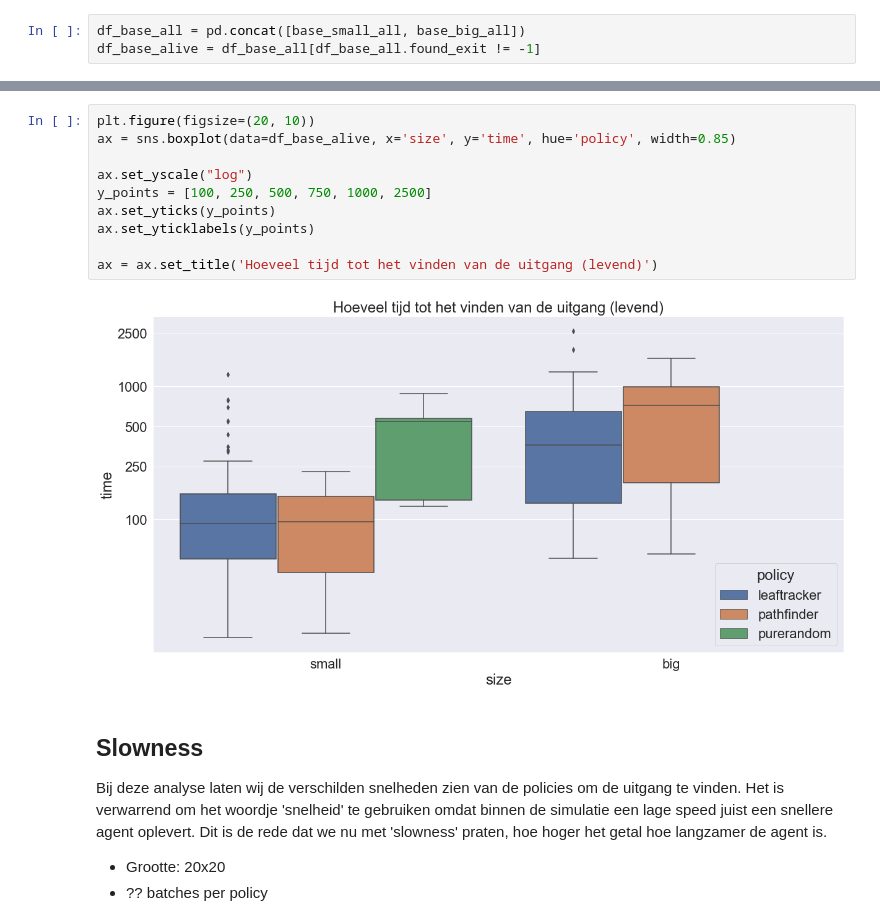
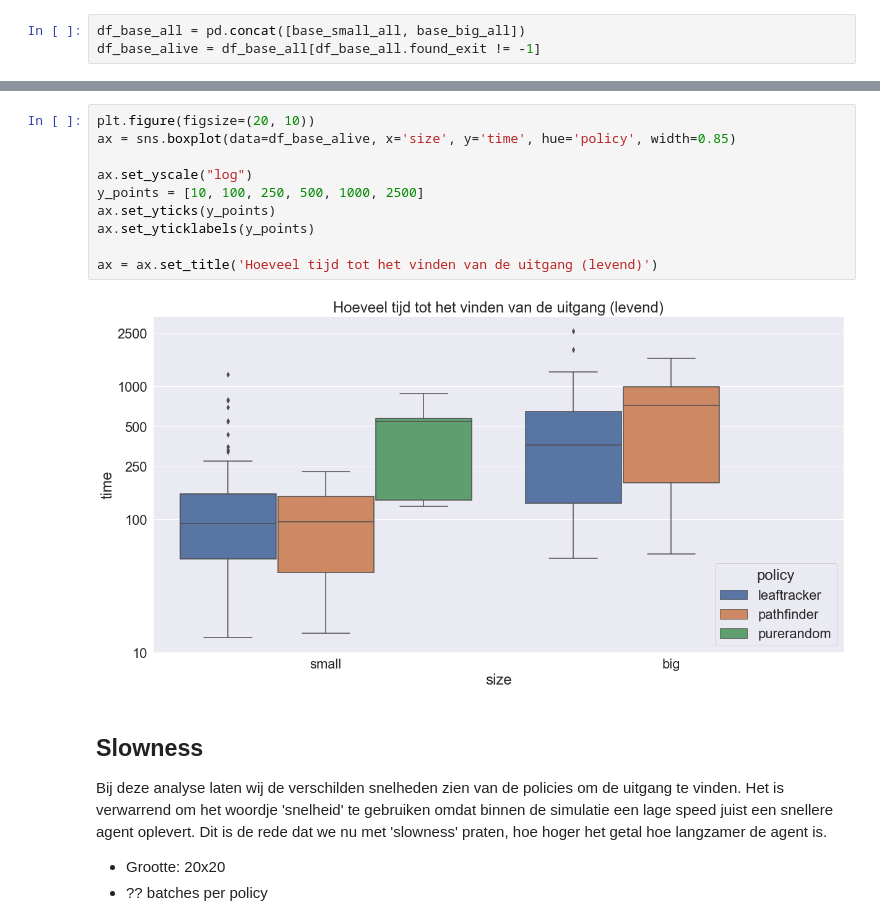
Before and after one commit to MariaDukmak/MazeRunner, a Jupyter notebook: analysis/Data analyse.ipynb, the cells around one changed output, grey strips where cells are left out. Drawn from its saved outputs; the diff is of its cells as text.

```diff
--- a/analysis/Data analyse.ipynb
+++ b/analysis/Data analyse.ipynb
@@ -111,15 +111,15 @@ ax = ax.set_title('Hoeveel tijd tot einde van simulatie (levend of dood)')
 # %%
 plt.figure(figsize=(20, 10))
 ax = sns.boxplot(data=df_base_alive, x='size', y='time', hue='policy', width=0.85)
 
 ax.set_yscale("log")
-y_points = [100, 250, 500, 750, 1000, 2500]
+y_points = [10, 100, 250, 500, 1000, 2500]
 ax.set_yticks(y_points)
 ax.set_yticklabels(y_points)
 
 ax = ax.set_title('Hoeveel tijd tot het vinden van de uitgang (levend)')
 # %% [output]
-[figure, old version]
+[figure, new version]
 # %% [markdown]
 ## Slowness
 
```
Also changed, not shown: parts of 3 cells of this notebook.
